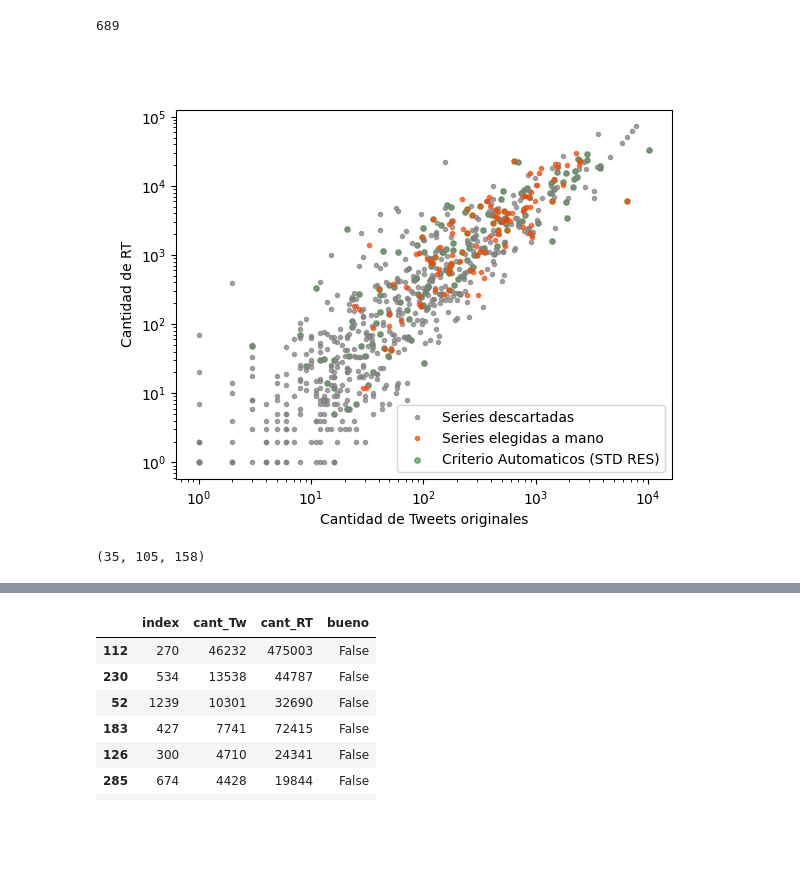
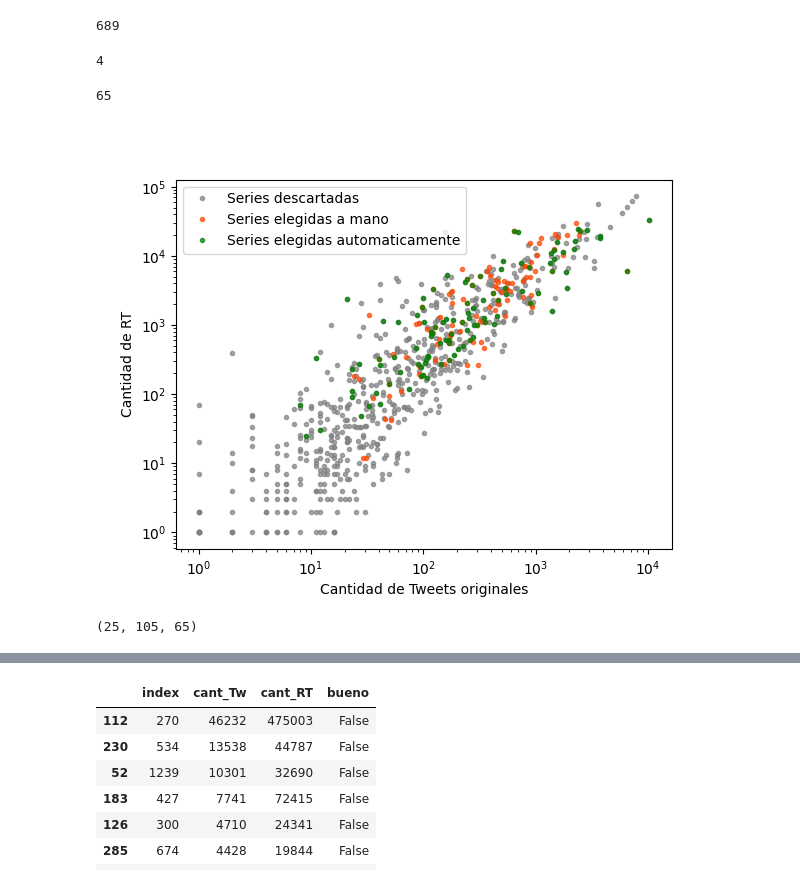
Before and after one commit to Ale-Mildiner/Tesis, a Jupyter notebook: Faiss_vect/Grafico_cant_Tw_RT.ipynb, the cells around one changed output, grey strips where cells are left out. Cells and saved outputs as stored; diff of their text form; code cells hidden in the pictures; blank space fills up the shorter version.

Commit message:
agrego la parte de series temporales para ir guardando las cosas que filtramos

```diff
--- a/Faiss_vect/Grafico_cant_Tw_RT.ipynb
+++ b/Faiss_vect/Grafico_cant_Tw_RT.ipynb
@@ -9,7 +9,7 @@ import pickle as pk
 from scipy.signal import hilbert
 from statsmodels.tsa.seasonal import seasonal_decompose
 # %%
-path =  'd:/Git_Proyects/Tesis/Faiss_vect/'
+path =  'c:/Git_Proyects/Tesis/Faiss_vect/'
 id = []
 cant_Tw = []
 cant_RT = []
@@ -56,7 +56,7 @@ len(df)
 # %% [output]
 689
 # %%
-path =  'd:/Git_Proyects/Tesis/Faiss_vect/'
+path =  'c:/Git_Proyects/Tesis/Faiss_vect/'
 id = []
 cant_Tw = []
 cant_RT = []
@@ -84,11 +84,14 @@ df_bb = df_tot[df_tot['bueno'] ==True]
 # %%
 def graficar_y_guardar(list_df):
     stds = []
+    maximos = []
     for i, df1 in enumerate(list_df):
         df = df1.copy()
         df_index = df.set_index('Fecha')
         df_count_hora = df_index.resample('1H').count()
         result = seasonal_decompose(df_count_hora['Tweets'], model='additive')
+
+        maximos.append(max(df_count_hora['Tweets']))
 
         trend = result.trend.fillna(0)
 
@@ -103,9 +106,10 @@ def graficar_y_guardar(list_df):
         res = res[res.index<fecha_fin]
         std= np.std(res/max_res)
         stds.append(std)
-    return stds
+    return stds, maximos
 # %%
-path =  'd:/Git_Proyects/Tesis/Faiss_vect/'
+path =  'c:/Git_Proyects/Tesis/Faiss_vect/'
+citas = pk.load(open(path+'cita_media_cluster_august.pk', 'rb'))
 id = []
 cant_Tw = []
 cant_RT = []
@@ -138,33 +142,43 @@ for archivo in os.listdir(path+'Tw_mas_RT_all'):
     fecha_fin = pd.to_datetime('2019-08-13')
     try:
         if (fechas_maxs[0] > fecha_fin or fechas_maxs[0]< fecha_inicio) and (fechas_maxs[1] > fecha_fin or fechas_maxs[1]< fecha_inicio):
-            des_std = graficar_y_guardar(df_categoria)
+            des_std, maximos = graficar_y_guardar(df_categoria)
             if des_std[0]<0.12 and des_std[1]<0.12:
-                    id.append(index)
-                    cant_Tw.append(len(df_categoria_false))
-                    cant_RT.append(len(df_categoria_true))
+                    if maximos[1]>10 and len(citas[int(index)].split(" "))<30:
+                        id.append(index)
+                        cant_Tw.append(len(df_categoria_false))
+                        cant_RT.append(len(df_categoria_true))
     except:
         pass
+# %%
+len(citas[int(index)].split(" "))
+#index
+# %% [output]
+4
 # %%
 df_auto_test = pd.DataFrame({'index': id, 'cant_Tw': cant_Tw, 'cant_RT': cant_RT})
 #df['bueno'] = True
+len(df_auto_test)
+# %% [output]
+65
 # %%
 %matplotlib widget
 plt.figure()
 plt.plot(df_malo['cant_Tw'], df_malo['cant_RT'], marker = 'o', markersize = 3, color = 'gray', alpha = 0.7, linestyle = 'none', label = 'Series descartadas')
 plt.plot(df_bb['cant_Tw'], df_bb['cant_RT'], marker = 'o', markersize = 3, color = 'orangered', alpha = 0.7, linestyle = 'none', label  = 'Series elegidas a mano')
-plt.scatter(df_auto_test['cant_Tw'], df_auto_test['cant_RT'], marker = 'o', facecolor = 'green', alpha = 0.5, edgecolor = 'green', s = 15, label = 'Criterio Automaticos (STD RES)')
+plt.plot(df_auto_test['cant_Tw'], df_auto_test['cant_RT'], marker = 'o', markersize = 3, color = 'green', alpha = 0.7, linestyle = 'none', label  = 'Series elegidas automaticamente')
+#plt.scatter(df_auto_test['cant_Tw'], df_auto_test['cant_RT'], marker = 'o', facecolor = 'green', alpha = 0.7, edgecolor = 'green', s = 15, label = 'Criterio Automaticos (STD RES)')
 plt.xlabel('Cantidad de Tweets originales')
 plt.ylabel('Cantidad de RT')
 plt.legend()
 plt.xscale('log')
 plt.yscale('log')
 plt.show()
 # %% [output]
-[figure, old version]
+[figure, new version]
 # %%
 a = pd.merge(df_bb, df_auto_test, on = 'index', how = 'inner')
 len(a), len(df_bb), len(df_auto_test)
 #print(list(a['index']))
 # %% [output]
-(35, 105, 158)
+(25, 105, 65)
```
Also changed, not shown: parts of 5 cells of this notebook.
